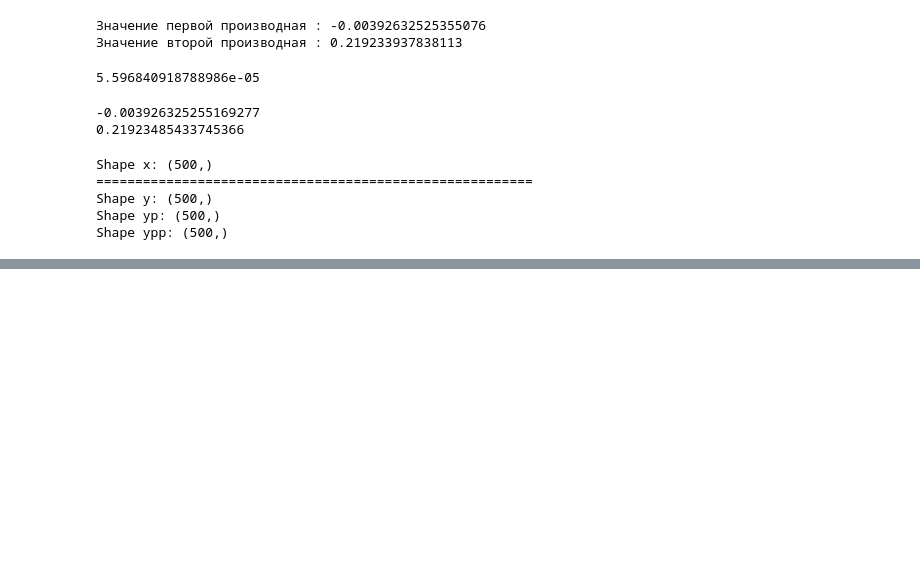
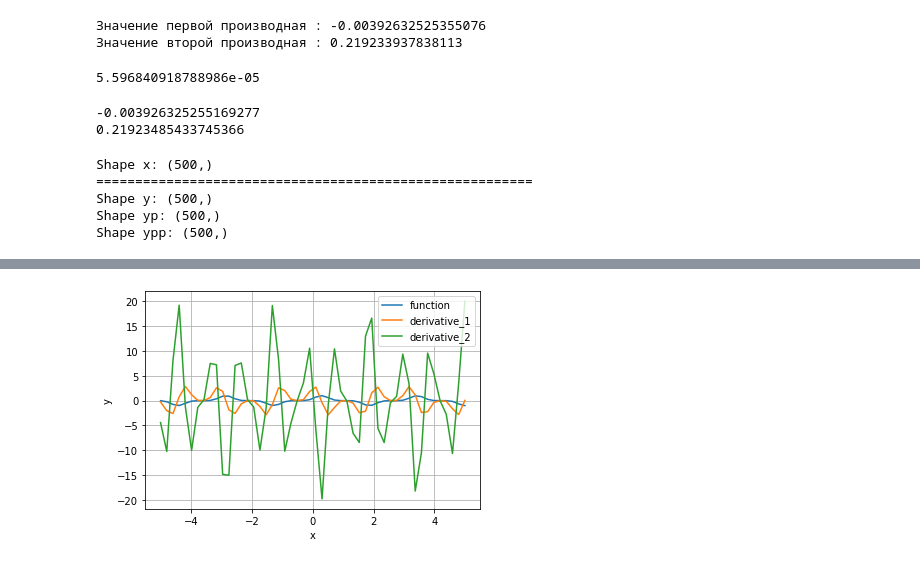
Before and after one commit to IvanAniskavets/Python_2.0, a Jupyter notebook: Math_for_DS_4/derivative_hw.ipynb, the cells around one changed output, grey strips where cells are left out. Cells and saved outputs as stored; diff of their text form; code cells hidden in the pictures; blank space fills up the shorter version.

```diff
--- a/Math_for_DS_4/derivative_hw.ipynb
+++ b/Math_for_DS_4/derivative_hw.ipynb
@@ -157,0 +158,18 @@ plt.show()
+# %%
+def f(x):
+    return np.sin(2*x + 1)**5
+
+x = np.linspace(-5, 5)
+fx = f(x)
+f1x = [derivative(f, xx, dx=1e-6 , n=1 ) for xx in x]
+f2x = [derivative(f, xx, dx=1e-6 , n=2 ) for xx in x]
+plt.plot(x, fx, label = 'function' )
+plt.plot(x, f1x, label = 'derivative_1' )
+plt.plot(x, f2x, label = 'derivative_2' )
+plt.grid(True)
+plt.xlabel("x")
+plt.ylabel("y")
+plt.legend()
+plt.show()
+# %% [output]
+[figure, added]
```
Also changed, not shown: parts of 2 cells of this notebook.
